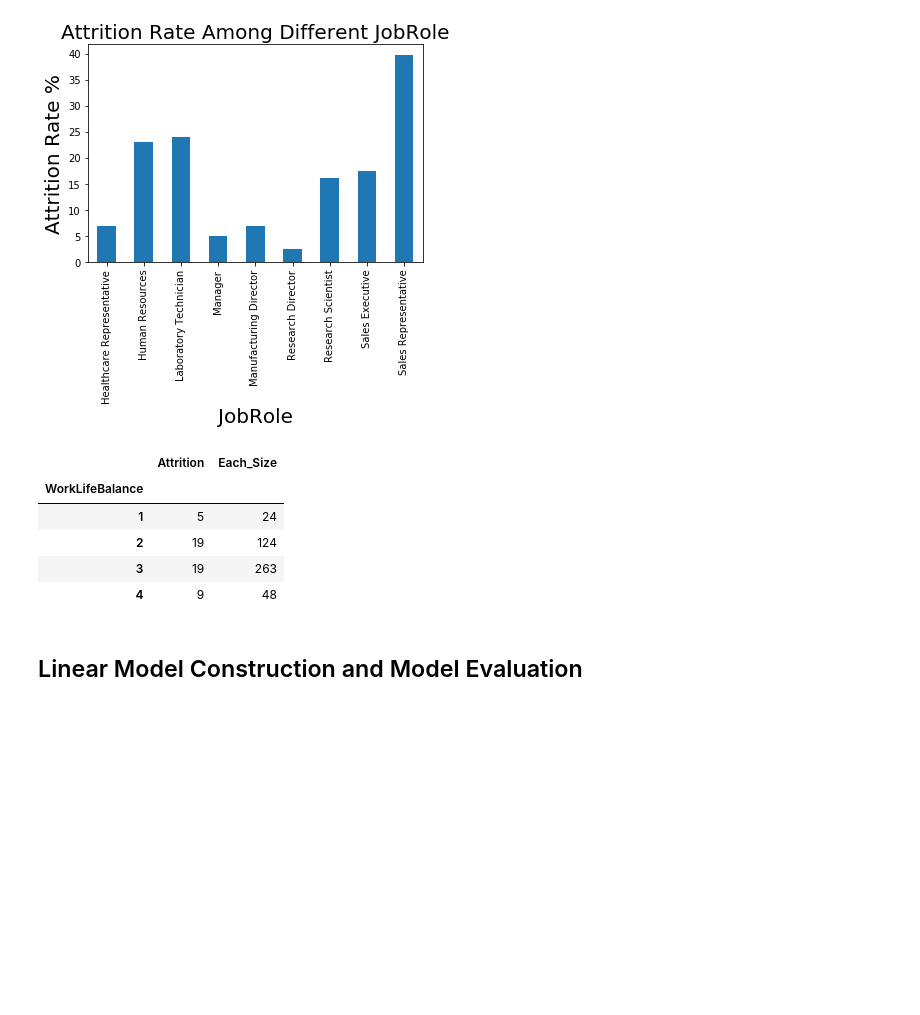
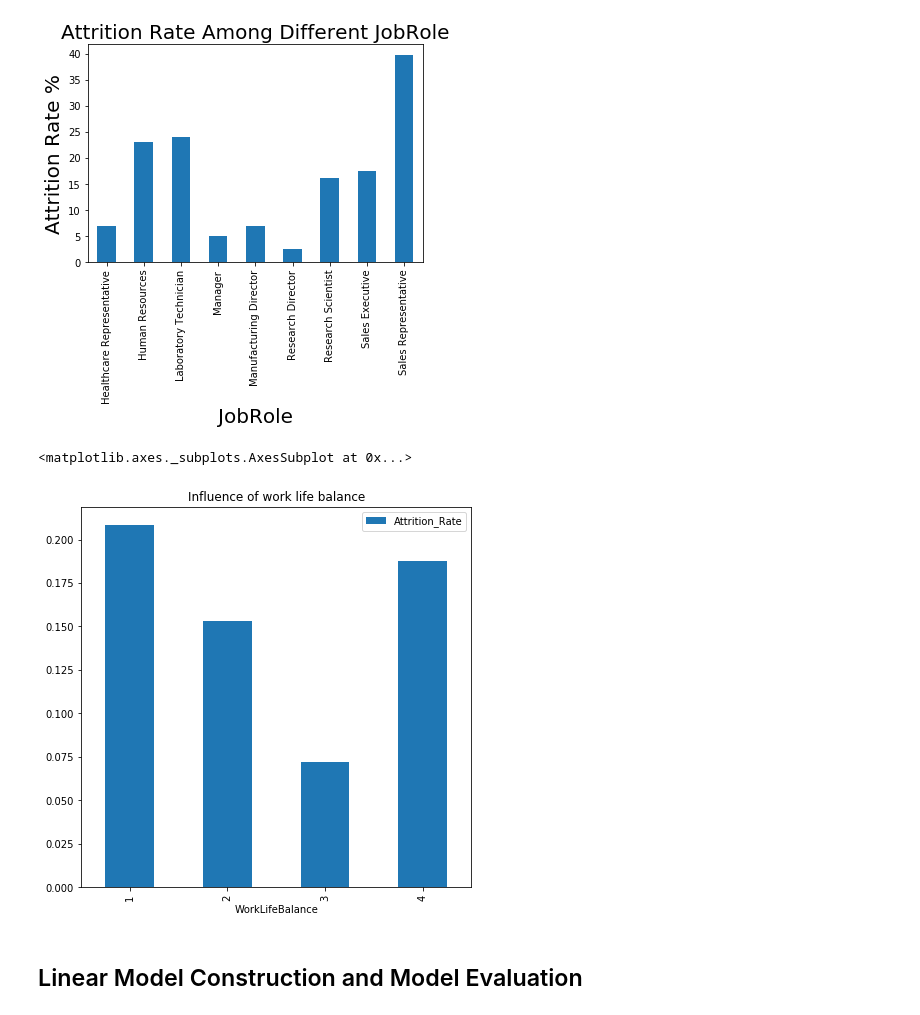
Before and after one commit to Xusong1998/Data-Analytics-Project, a Jupyter notebook: HR_Attrition_Data_Modeling.ipynb, the cells around one changed output. Drawn from its saved outputs; the diff is of its cells as text; code cells hidden in the pictures; blank space fills up the shorter version.

```diff
--- a/HR_Attrition_Data_Modeling.ipynb
+++ b/HR_Attrition_Data_Modeling.ipynb
@@ -155,21 +155,16 @@ Text(0.5, 1.0, 'Attrition Rate Among Different JobRole')
 # %%
 data = df_exp[df_exp['JobSatisfaction']==4]
 d = {'WorkLifeBalance' : data['WorkLifeBalance'],
       'Attrition' : data['Attrition']}
 worklife_balance = pd.DataFrame(d)
 worklife_balance_groupby = worklife_balance.groupby(['WorkLifeBalance'])
 worklife_balance_groupby = worklife_balance_groupby.sum()
-# worklife_balance_groupby['Attrition_rate']
 worklife_balance_groupby['Each_Size'] = worklife_balance.groupby(['WorkLifeBalance']).size()
-worklife_balance_groupby
-# worklife_balance_groupby.sum().unstack().plot(kind='bar',title="Influence of work life balance",figsize=(7,7))
+worklife_balance_groupby['Attrition_Rate'] = worklife_balance_groupby.apply(lambda x:x['Attrition']/x['Each_Size'],axis=1)
+worklife_balance_groupby.drop(['Attrition','Each_Size'],axis=1).plot(kind='bar',title="Influence of work life balance",figsize=(7,7))
 # %% [output]
-|  | Attrition | Each_Size |
-| WorkLifeBalance |  |  |
-| 1 | 5 | 24 |
-| 2 | 19 | 124 |
-| 3 | 19 | 263 |
-| 4 | 9 | 48 |
+<matplotlib.axes._subplots.AxesSubplot at 0x...>
+[figure, added]
 # %% [markdown]
 ## Linear Model Construction and Model Evaluation
 # %%
```
